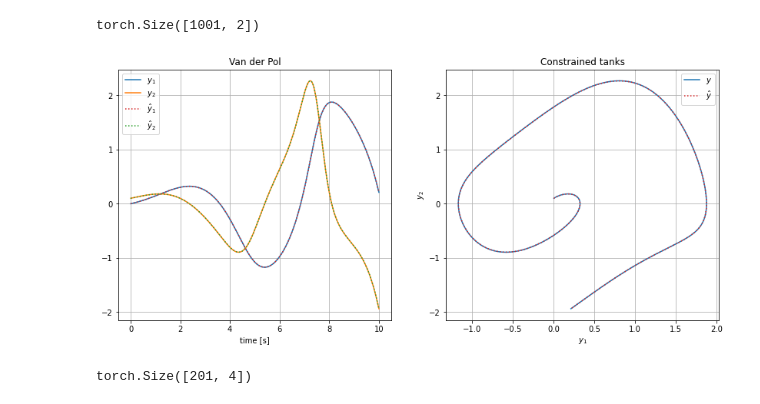
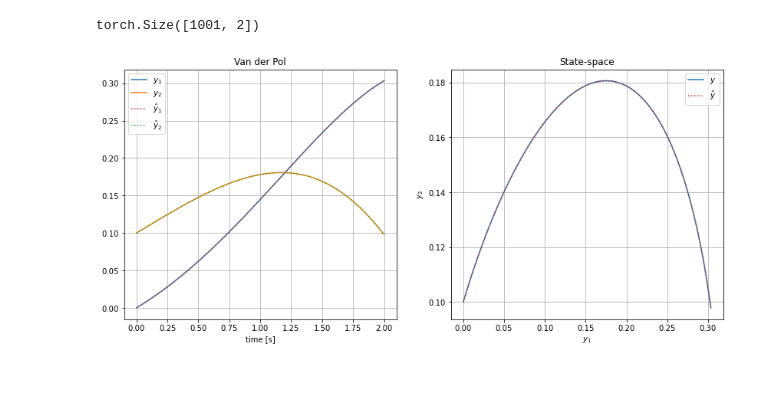
Before and after one commit to brunompacheco/pideq, a Jupyter notebook: notebooks/2.0-bmp-PINN-performance-visualization.ipynb, the cells around one changed output. Drawn from its saved outputs; the diff is of its cells as text; code cells hidden in the pictures.

```diff
--- a/notebooks/2.0-bmp-PINN-performance-visualization.ipynb
+++ b/notebooks/2.0-bmp-PINN-performance-visualization.ipynb
@@ -17,9 +17,9 @@ device
 # %% [output]
 device(type='cuda', index=0)
 # %%
-T = 10
+T = 2
 
-net = load_from_wandb(PINN(T, n_out=2, n_hidden=4, n_nodes=20), 'fz83hlza', model_fname='model_last').to(device)
+net = load_from_wandb(PINN(T, n_out=2, n_hidden=4, n_nodes=20), 'wmk2lub4', model_fname='model_last').to(device)
 net.eval()
 # %% [output]
 PINN(
@@ -59,37 +59,30 @@ torch.Size([1001, 2])
 # %%
 y_ = y.detach().numpy()
 y_pred_ = y_pred.cpu().detach().numpy()
 
 fig, axs = plt.subplots(1,2)
 fig.set_size_inches(14,6)
 
 axs[0].set_title('Van der Pol')
 axs[0].plot(time, y_[:,0], c='tab:blue', label='$y_1$')
 axs[0].plot(time, y_[:,1], c='tab:orange', label='$y_2$')
 axs[0].plot(time, y_pred_[:,0], ':', c='tab:red', label='$\hat{y}_1$')
 axs[0].plot(time, y_pred_[:,1], ':', c='tab:green', label='$\hat{y}_2$')
 axs[0].set_xlabel('time [s]')
 axs[0].legend()
 axs[0].grid()
 
-axs[1].set_title('Constrained tanks')
+axs[1].set_title('State-space')
 axs[1].plot(y_[:,0], y_[:,1], c='tab:blue', label='$y$')
 axs[1].plot(y_pred_[:,0], y_pred_[:,1], ':', c='tab:red', label='$\hat{y}$')
 # axs[1].plot(time, y_[:,3], label='$h_4$')
 # axs[1].plot(time, y_pred_[:,2], '--', label='$h_3$')
 # axs[1].plot(time, y_pred_[:,3], '--', label='$h_4$')
 axs[1].set_ylabel('$y_2$')
 axs[1].set_xlabel('$y_1$')
 axs[1].legend()
 axs[1].grid()
 
 plt.show()
 # %% [output]
-[figure, old version]
+[figure, new version]
-# %%
-x = torch.Tensor(time).unsqueeze(-1).to(device)
-x.requires_grad_()
-y_pred = net(x)
-y_pred.shape
-# %% [output]
-torch.Size([201, 4])
```
Also changed, not shown: 1 other file.
